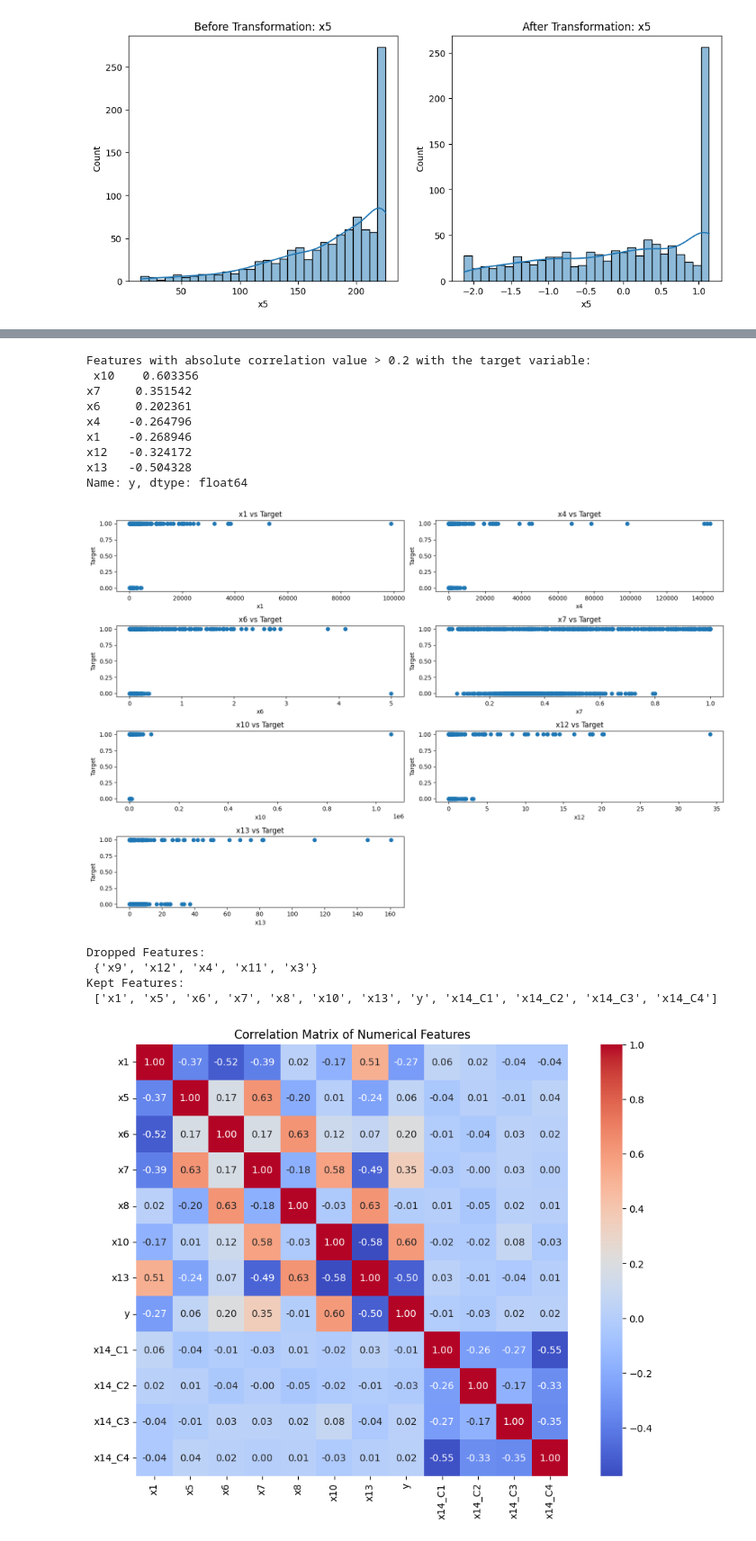
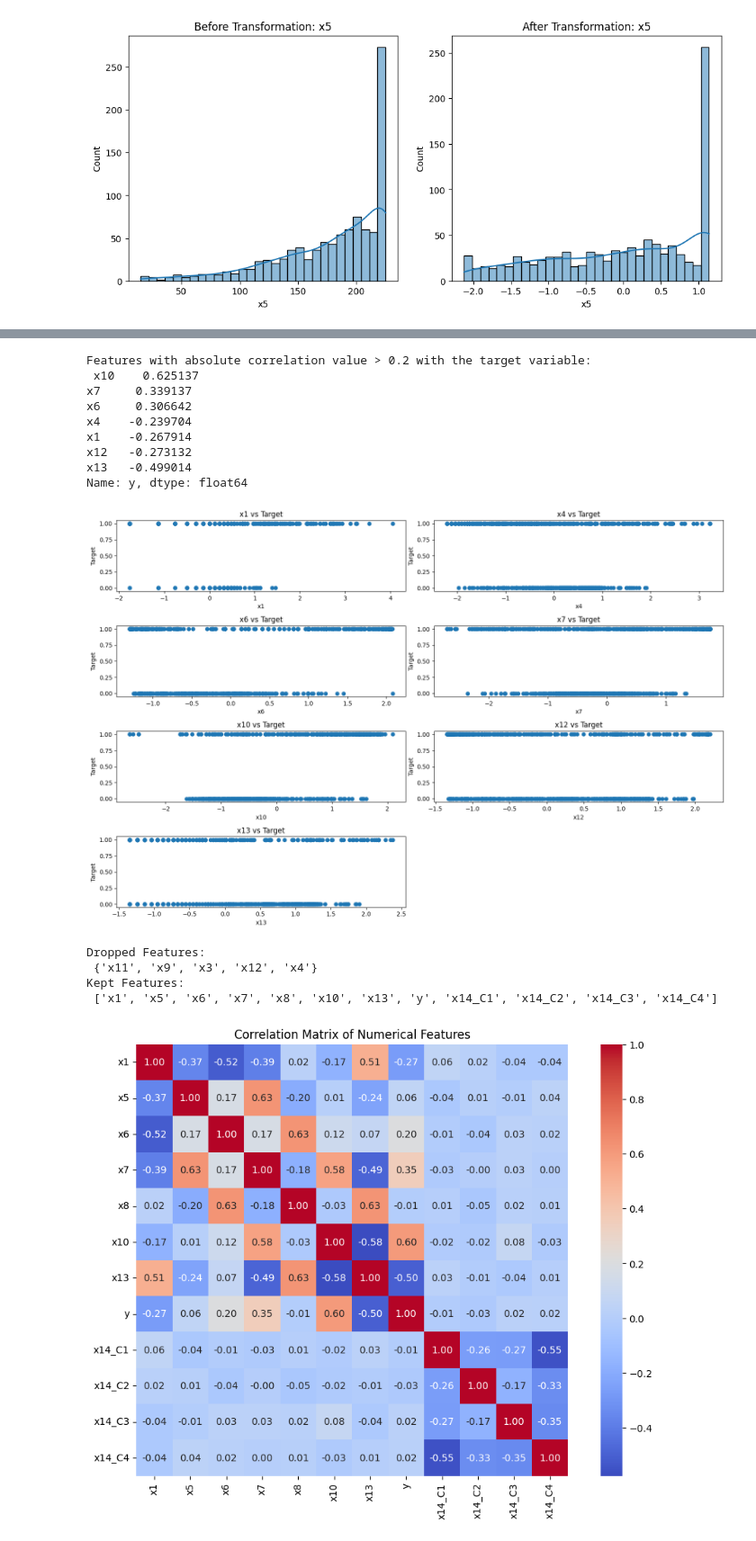
Before and after one commit to Hayder-Aleissa/ML-Project, a Jupyter notebook: ML_Project_P1.ipynb, the cells around one changed output, grey strips where cells are left out. Shown at 90% size. Cells and saved outputs as stored; diff of their text form; code cells hidden in the pictures.

Commit message:
done with correlation

```diff
--- a/ML_Project_P1.ipynb
+++ b/ML_Project_P1.ipynb
@@ -311,7 +311,7 @@ for feature in skewed_features:
     plt.title(f'Before Transformation: {feature}')
     # After transformation (transformed data before scaling)
     plt.subplot(1, 2, 2)
-    sns.histplot(encoded_train_data[feature], bins=30, kde=True)
+    sns.histplot(encoded_train_data_normalized[feature], bins=30, kde=True)
     plt.title(f'After Transformation: {feature}')
     plt.show()
 # %% [output]
@@ -352,33 +329,0 @@ plt.show()
-# %%
-# Calculate skewness of numerical features
-skewed_features = encoded_train_data_normalized[numerical_features].apply(lambda x: x.skew()).sort_values(ascending=False)
-skewness_threshold = 0.5  # Define a threshold for skewness
-
-# Identify skewed features that need transformation
-skewed_features = skewed_features[abs(skewed_features) > skewness_threshold]
-
-# Apply transformations
-for feature in skewed_features.index:
-    if skewed_features[feature] > 0:  # Right-skewed
-        encoded_train_data_normalized[feature] = np.log1p(encoded_train_data_normalized[feature])  # Log transformation
-    else:  # Left-skewed (if applicable)
-        encoded_train_data_normalized[feature] = np.sqrt(encoded_train_data_normalized[feature])  # Square root transformation
-
-# Plotting the transformed features
-num_features = len(numerical_features)
-
-# Calculate the number of rows and columns for the subplot
-num_cols = 3  # Adjust this as needed
-num_rows = (num_features + num_cols - 1) // num_cols  # Ceiling division to determine the number of rows
-
-plt.figure(figsize=(15, 5 * num_rows))  # Adjust height based on the number of rows
-
-for i, feature in enumerate(numerical_features, 1):
-    plt.subplot(num_rows, num_cols, i)  # Arrange in rows and columns
-    sns.histplot(encoded_train_data_normalized[feature], bins=30, kde=True)
-    plt.title(f'Transformed: {feature}')
-    plt.xlabel(feature)
-    plt.ylabel('Frequency')
-
-plt.tight_layout()
-plt.show()
@@ -387,7 +330,10 @@ plt.show()
 # %%
 # Correlation matrix for numerical features, including the encoded target
+
+print("Now that data has been transformed, we can use {Pearson} correlation to identify highly correlated features\n")
+
 plt.figure(figsize=(12, 8))
-correlation_matrix = encoded_train_data.corr(method='spearman')  # This will now include 'y_encoded'
+correlation_matrix = encoded_train_data_normalized.corr(method='pearson')  # This will now include 'y_encoded'
 sns.heatmap(correlation_matrix, annot=True, fmt='.2f', cmap='coolwarm', square=True)
 plt.title('Correlation Matrix of Numerical Features')
 plt.show()
@@ -408,6 +354,6 @@ high_correlations_df = high_correlations_df[high_correlations_df['High Correlati
 high_correlations_df['Correlation Value'] = high_correlations_df.apply(lambda row: correlation_matrix.loc[row['Feature 1'], row['Feature 2']], axis=1)
 
 # Print the DataFrame using tabulate
-print("\nFeatures with correlation value >= 0.9:")
+print("\nFeatures with co-correlation value >= 0.9:")
 display(high_correlations_df)
 # %% [output]
@@ -448,30 +395,30 @@ Features with correlation value >= 0.9:
 # %%
 # Select features with correlation above a threshold
 high_corr_features = correlation_with_target[abs(correlation_with_target) > 0.2]
 print("Features with absolute correlation value > 0.2 with the target variable:\n",high_corr_features.sort_values(ascending=False))
 
 # Scatter plots for top correlated features
 top_features = high_corr_features.index.tolist()
 plt.figure(figsize=(15,10))
 for i, feature in enumerate(top_features, 1):
     plt.subplot(4, 2, i)
-    plt.scatter(encoded_train_data[feature], encoded_train_data['y'])
+    plt.scatter(encoded_train_data_normalized[feature], encoded_train_data_normalized['y'])
     plt.title(f'{feature} vs Target')
     plt.xlabel(feature)
     plt.ylabel('Target')
 plt.tight_layout()
 plt.show()
 # %% [output]
 Features with absolute correlation value > 0.2 with the target variable:
- x10    0.603356
-x7     0.351542
-x6     0.202361
-x4    -0.264796
-x1    -0.268946
-x12   -0.324172
-x13   -0.504328
+ x10    0.625137
+x7     0.339137
+x6     0.306642
+x4    -0.239704
+x1    -0.267914
+x12   -0.273132
+x13   -0.499014
 Name: y, dtype: float64
-[figure, old version]
+[figure, new version]
 # %%
 # Initialize a set to keep track of features to drop
 features_to_drop = set()
@@ -499,15 +446,15 @@ for group in correlation_groups.values():
         features_to_drop.update(group - {best_feature})
 
 # Drop the identified features from the dataset
-encoded_train_data_reduced = encoded_train_data.drop(columns=features_to_drop, errors='ignore')
-encoded_test_data_reduced = encoded_test_data.drop(columns=features_to_drop, errors='ignore')
+encoded_train_data_reduced = encoded_train_data_normalized.drop(columns=features_to_drop, errors='ignore')
+encoded_test_data_reduced = encoded_test_data_normalized.drop(columns=features_to_drop, errors='ignore')
 
 # Print the features that were dropped
 print("Dropped Features:\n", features_to_drop)
 print("Kept Features:\n", encoded_train_data_reduced.columns.tolist())
 # %% [output]
 Dropped Features:
- {'x9', 'x12', 'x4', 'x11', 'x3'}
+ {'x11', 'x9', 'x3', 'x12', 'x4'}
 Kept Features:
  ['x1', 'x5', 'x6', 'x7', 'x8', 'x10', 'x13', 'y', 'x14_C1', 'x14_C2', 'x14_C3', 'x14_C4']
 # %%
```
Also changed, not shown: parts of 3 cells of this notebook.
